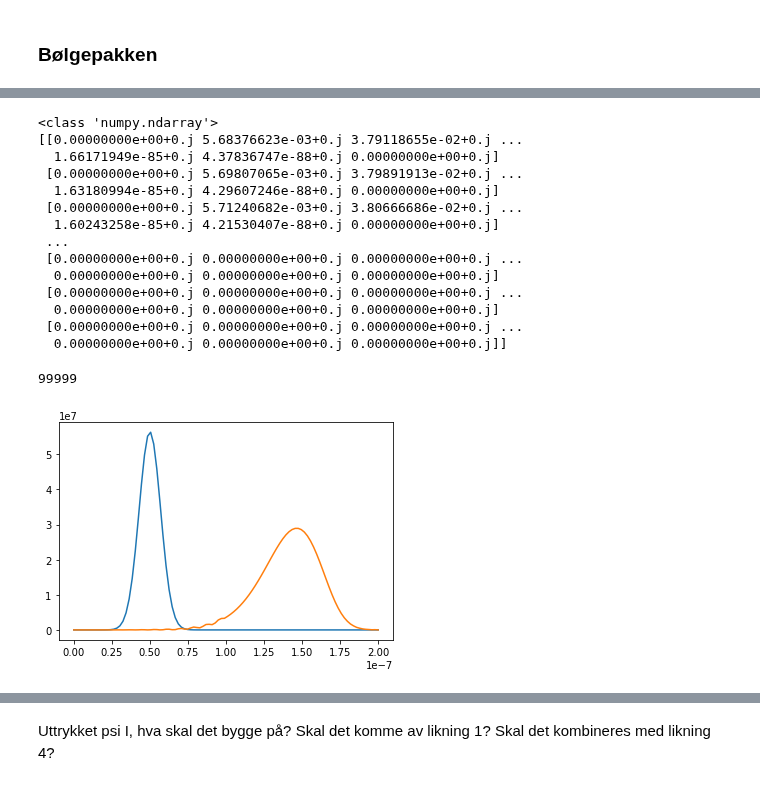
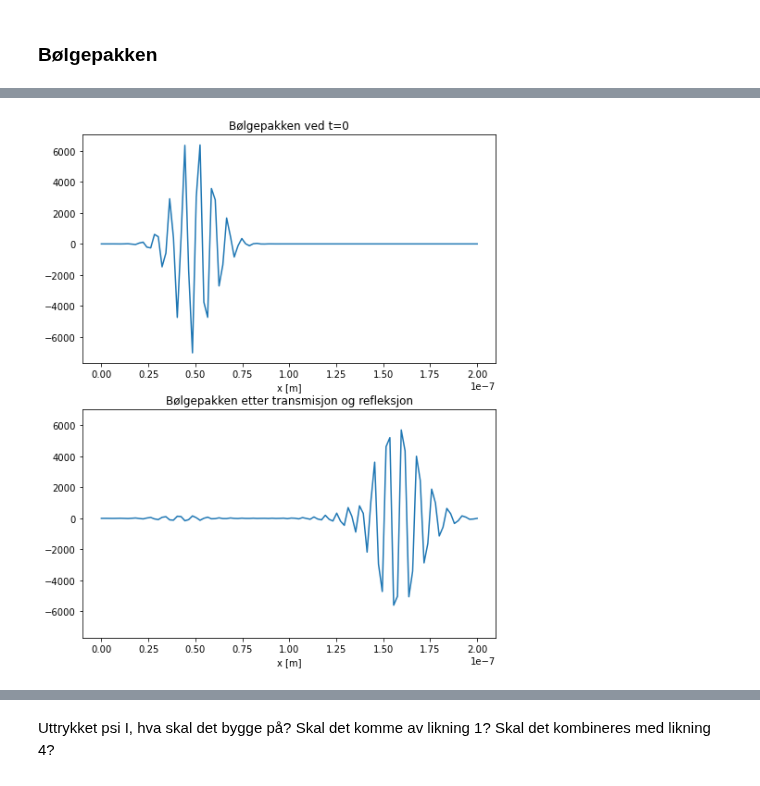
Before and after one commit to astridmo/Fys245-Quantum-physics, a Jupyter notebook: oblig/ObligFys245.ipynb, the cells around one changed output, grey strips where cells are left out. Drawn from its saved outputs; the diff is of its cells as text; code cells hidden in the pictures.

```diff
--- a/oblig/ObligFys245.ipynb
+++ b/oblig/ObligFys245.ipynb
@@ -378,27 +368,17 @@ plt.show()
-# %%
-print(type(f3))
-f32 = phi_i_andre(f3)
-print(f32)
-fig, ax = plt.subplots()
-ax.plot(x, f32[0])
-print(len(f32))
-ax.plot(x, f32[-2000])
-#print(f3[8])
-plt.show()
-# %% [output]
-<class 'numpy.ndarray'>
-[[0.00000000e+00+0.j 5.68376623e-03+0.j 3.79118655e-02+0.j ...
-  1.66171949e-85+0.j 4.37836747e-88+0.j 0.00000000e+00+0.j]
- [0.00000000e+00+0.j 5.69807065e-03+0.j 3.79891913e-02+0.j ...
-  1.63180994e-85+0.j 4.29607246e-88+0.j 0.00000000e+00+0.j]
- [0.00000000e+00+0.j 5.71240682e-03+0.j 3.80666686e-02+0.j ...
-  1.60243258e-85+0.j 4.21530407e-88+0.j 0.00000000e+00+0.j]
- ...
- [0.00000000e+00+0.j 0.00000000e+00+0.j 0.00000000e+00+0.j ...
-  0.00000000e+00+0.j 0.00000000e+00+0.j 0.00000000e+00+0.j]
- [0.00000000e+00+0.j 0.00000000e+00+0.j 0.00000000e+00+0.j ...
-  0.00000000e+00+0.j 0.00000000e+00+0.j 0.00000000e+00+0.j]
- [0.00000000e+00+0.j 0.00000000e+00+0.j 0.00000000e+00+0.j ...
-  0.00000000e+00+0.j 0.00000000e+00+0.j 0.00000000e+00+0.j]]
-99999
-[figure, removed]
+# %%
+# =================================
+# Plotter bølgepakken
+# =================================
+f, (ax1, ax2) = plt.subplots(2, 1, sharey=True, figsize=(8,10))
+ax1.plot(x, f3[0])
+ax2.plot(x, f3[-10000])
+
+ax1.title.set_text('Bølgepakken ved t=0')
+ax2.title.set_text('Bølgepakken etter transmisjon og refleksjon')
+
+ax1.set_xlabel('x [m]')
+ax2.set_xlabel('x [m]')
+
+plt.show()
+# %% [output]
+[figure, added]
```
Also changed, not shown: parts of 4 cells of this notebook.
